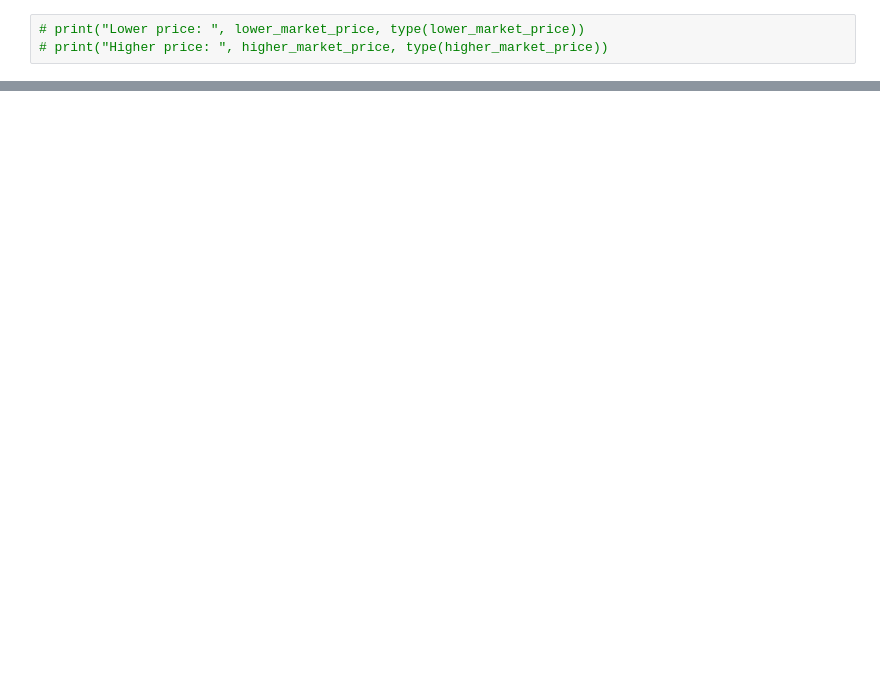
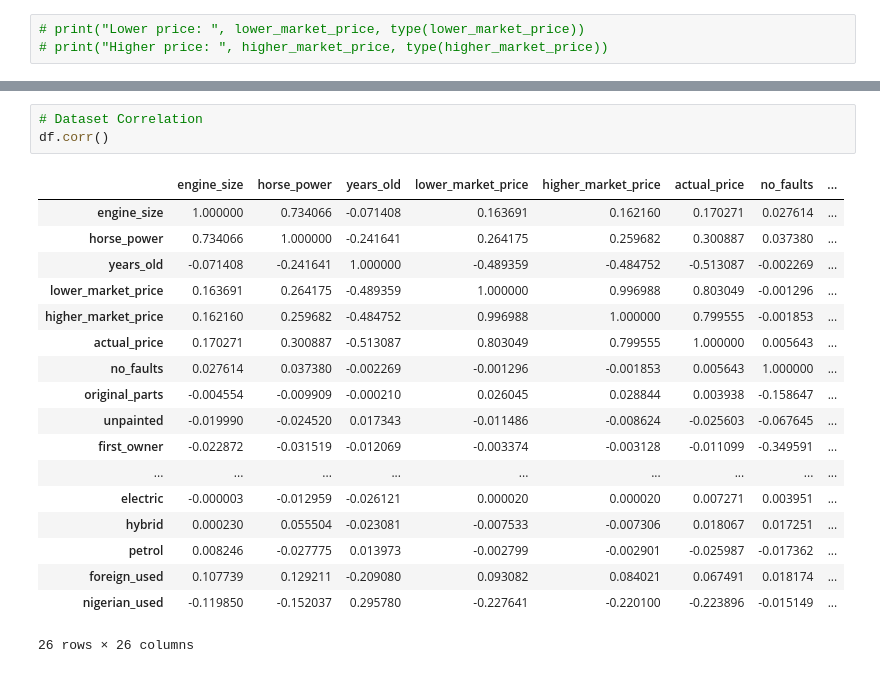
Before and after one commit to praisegee/car-price-prediction, a Jupyter notebook: notebook/preprocess.ipynb, the cells around one changed output, grey strips where cells are left out. Cells and saved outputs as stored; diff of their text form; blank space fills up the shorter version.

```diff
--- a/notebook/preprocess.ipynb
+++ b/notebook/preprocess.ipynb
@@ -356,0 +872,22 @@ df3.head()
+# %%
+# Dataset Correlation
+df.corr()
+# %% [output]
+|  | engine_size | horse_power | years_old | lower_market_price | higher_market_price | actual_price | no_faults | ... |
+| engine_size | 1.000000 | 0.734066 | -0.071408 | 0.163691 | 0.162160 | 0.170271 | 0.027614 | ... |
+| horse_power | 0.734066 | 1.000000 | -0.241641 | 0.264175 | 0.259682 | 0.300887 | 0.037380 | ... |
+| years_old | -0.071408 | -0.241641 | 1.000000 | -0.489359 | -0.484752 | -0.513087 | -0.002269 | ... |
+| lower_market_price | 0.163691 | 0.264175 | -0.489359 | 1.000000 | 0.996988 | 0.803049 | -0.001296 | ... |
+| higher_market_price | 0.162160 | 0.259682 | -0.484752 | 0.996988 | 1.000000 | 0.799555 | -0.001853 | ... |
+| actual_price | 0.170271 | 0.300887 | -0.513087 | 0.803049 | 0.799555 | 1.000000 | 0.005643 | ... |
+| no_faults | 0.027614 | 0.037380 | -0.002269 | -0.001296 | -0.001853 | 0.005643 | 1.000000 | ... |
+| original_parts | -0.004554 | -0.009909 | -0.000210 | 0.026045 | 0.028844 | 0.003938 | -0.158647 | ... |
+| unpainted | -0.019990 | -0.024520 | 0.017343 | -0.011486 | -0.008624 | -0.025603 | -0.067645 | ... |
+| first_owner | -0.022872 | -0.031519 | -0.012069 | -0.003374 | -0.003128 | -0.011099 | -0.349591 | ... |
+| ... | ... | ... | ... | ... | ... | ... | ... | ... |
+| electric | -0.000003 | -0.012959 | -0.026121 | 0.000020 | 0.000020 | 0.007271 | 0.003951 | ... |
+| hybrid | 0.000230 | 0.055504 | -0.023081 | -0.007533 | -0.007306 | 0.018067 | 0.017251 | ... |
+| petrol | 0.008246 | -0.027775 | 0.013973 | -0.002799 | -0.002901 | -0.025987 | -0.017362 | ... |
+| foreign_used | 0.107739 | 0.129211 | -0.209080 | 0.093082 | 0.084021 | 0.067491 | 0.018174 | ... |
+| nigerian_used | -0.119850 | -0.152037 | 0.295780 | -0.227641 | -0.220100 | -0.223896 | -0.015149 | ... |
+26 rows × 26 columns
```
Also changed, not shown: parts of 142 cells of this notebook, 7 other files.
